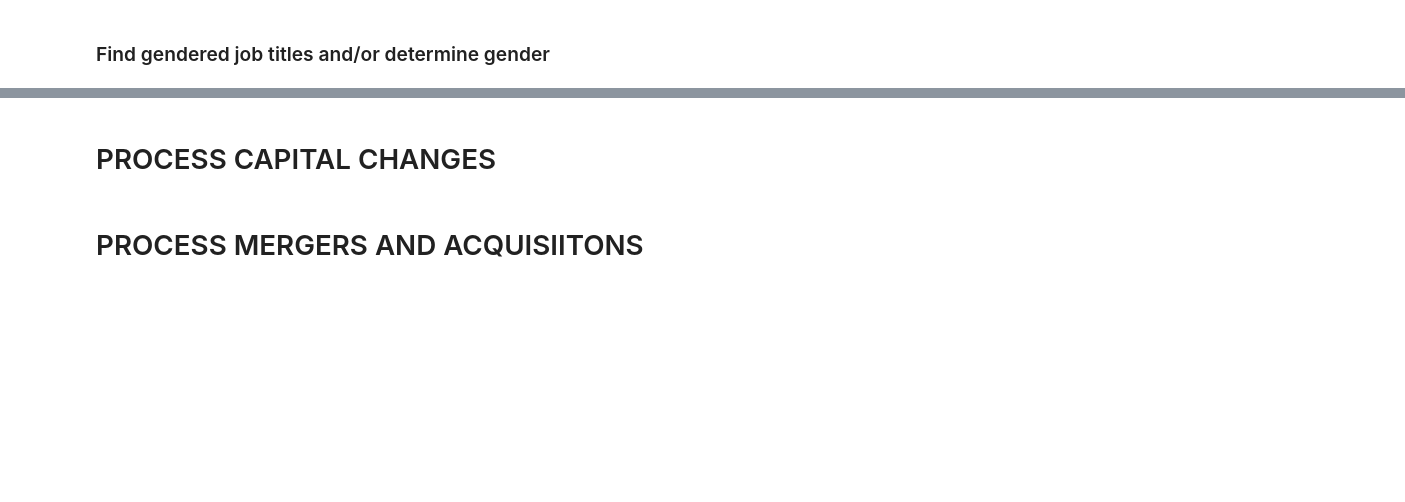
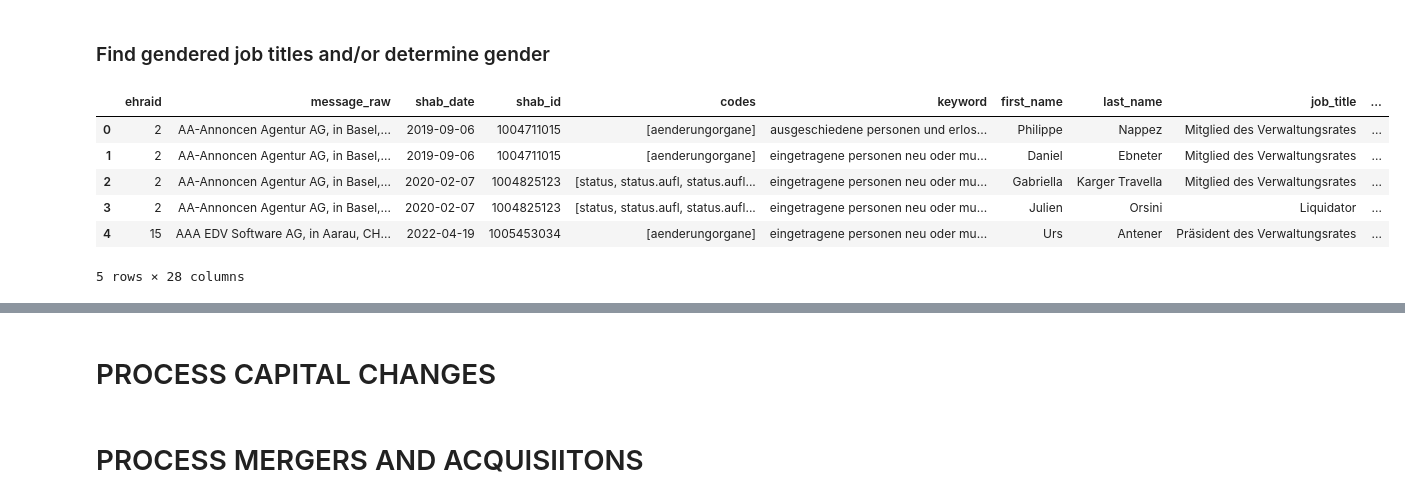
Before and after one commit to MaBlock7/company_success_prediction, a Jupyter notebook: src/shab_message_notebook.ipynb, the cells around one changed output, grey strips where cells are left out. Saved outputs shown, nothing was run; the diff lists cells and outputs as text; code cells hidden in the pictures; blank space fills up the shorter version.

```diff
--- a/src/shab_message_notebook.ipynb
+++ b/src/shab_message_notebook.ipynb
@@ -332,7 +371,7 @@ df_people_concat[['authorization', 'shares']] = df_people_concat.apply(lambda x:
 # %% [markdown]
 ### Normalize the nationality and add the iso-3166-1 alpha 2 codes
 # %%
-def map_country(nationality: str, language: str, mapping: dict) -> str:
+def map_country(language: str, nationality: str, mapping: dict) -> str:
     if nationality:
         if language == 'de':
             nationality = nationality.split()[0].strip()
@@ -344,4 +383,4 @@ def map_country(nationality: str, language: str, mapping: dict) -> str:
 nat_cols = [col for col in df_people_concat.columns if re.match(r'^nationality\_\d{1}$', col)]
 for nat_col in nat_cols:
     df_people_concat[f"{nat_col}_norm"] = df_people_concat[nat_col].fillna('').apply(normalize_words)
-    df_people_concat[f'{nat_col}_iso_3166_1_alpha_2'] = df_people_concat[f"{nat_col}_norm"].apply(lambda x: map_country(x, 'fr', nationality_mapping))
+    df_people_concat[f'{nat_col}_iso_3166_1_alpha_2'] = df_people_concat[f"{nat_col}_norm"].apply(lambda x: map_country(LANGUAGE, x, nationality_mapping))
@@ -422,7 +445,26 @@ CREATE_GENDERED_WORDS = False
 if CREATE_GENDERED_WORDS:
     female_words, male_words, undetermined = create_gendered_job_names('fr', df_people_concat)
 # %%
-def determine_gender(mapping: dict, nationalities: list[str], job_title: str, name: str, country_code):
+def clean_names(name: str) -> str:
+    name = re.sub(r' genannt | dit | dite | detto | detta ', ' ', name)
+    name = re.sub(r'\(.*?\)', '', name)
+    name = re.sub(r'\[.*?\]', '', name)
+    name = re.sub(r'[^\w\s\-.]', '', name)
+    name = re.sub(r'\b\d+\b', '', name)
+    name = re.sub(r'\b\w{1,4}\.(?=\s|$)', '', name)
+    return ' '.join(name.strip().split())
+
+
+def prepare_country_code(code: str) -> str:
+    code = code if code != 'XK' else 'RS'  # gender API does not support Kosovo (XK)
+    return code if len(code) <= 2 else None
+
+
+def determine_gender(
+    mapping: dict,
+    nationalities: list[str],
+    job_title: str
+) -> str|None:
     """
     """
     # Try to infer gender via nationality
@@ -439,10 +481,18 @@ def determine_gender(mapping: dict, nationalities: list[str], job_title: str, na
         if genders.count(genders[0]) == len(genders):
             return genders[0]
 
-    # Try to infer gender via first name and country_code
-    pass
-
-    return 'u'
+    return None
 # %%
 nat_norm_cols = [col for col in df_people_concat.columns if re.match(r'\bnationality_\d{1}_norm\b', col)]
-df_people_concat['gender'] = df_people_concat.apply(lambda x: determine_gender(gender_mapping['fr'], [x[col] for col in nat_norm_cols], x['job_title_norm'], x['first_name'], x['nationality_1_iso_3166_1_alpha_2']), axis=1)
+df_people_concat['gender'] = df_people_concat.apply(lambda x: determine_gender(gender_mapping[LANGUAGE], [x[col] for col in nat_norm_cols], x['job_title_norm']), axis=1)
+# %%
+df_upload = df_people_concat.drop(columns=['nationality_1_norm', 'nationality_2_norm', 'nationality_3_norm', 'job_title_norm'])
+df_upload.head()
+# %% [output]
+|  | ehraid | message_raw | shab_date | shab_id | codes | keyword | first_name | last_name | job_title | ... |
+| 0 | 2 | AA-Annoncen Agentur AG, in Basel,... | 2019-09-06 | 1004711015 | [aenderungorgane] | ausgeschiedene personen und erlos... | Philippe | Nappez | Mitglied des Verwaltungsrates | ... |
+| 1 | 2 | AA-Annoncen Agentur AG, in Basel,... | 2019-09-06 | 1004711015 | [aenderungorgane] | eingetragene personen neu oder mu... | Daniel | Ebneter | Mitglied des Verwaltungsrates | ... |
+| 2 | 2 | AA-Annoncen Agentur AG, in Basel,... | 2020-02-07 | 1004825123 | [status, status.aufl, status.aufl... | eingetragene personen neu oder mu... | Gabriella | Karger Travella | Mitglied des Verwaltungsrates | ... |
+| 3 | 2 | AA-Annoncen Agentur AG, in Basel,... | 2020-02-07 | 1004825123 | [status, status.aufl, status.aufl... | eingetragene personen neu oder mu... | Julien | Orsini | Liquidator | ... |
+| 4 | 15 | AAA EDV Software AG, in Aarau, CH... | 2022-04-19 | 1005453034 | [aenderungorgane] | eingetragene personen neu oder mu... | Urs | Antener | Präsident des Verwaltungsrates | ... |
+5 rows × 28 columns
```
Also changed, not shown: parts of 33 cells of this notebook, 2 other files.
